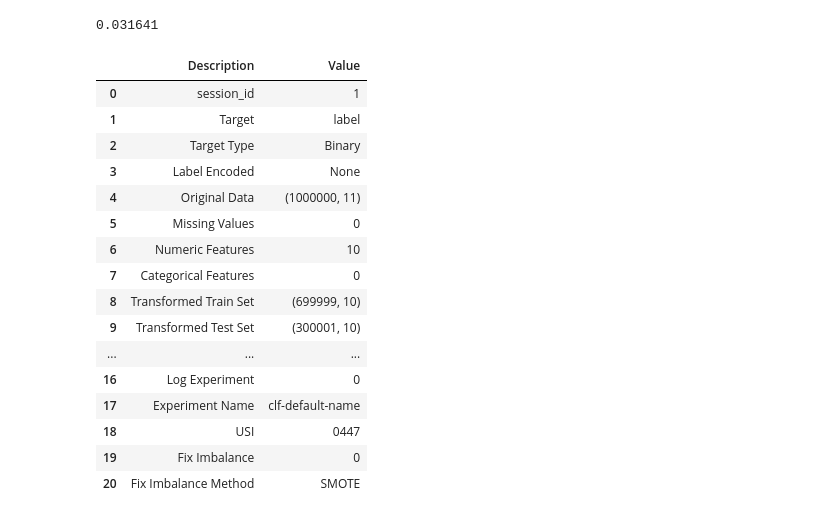
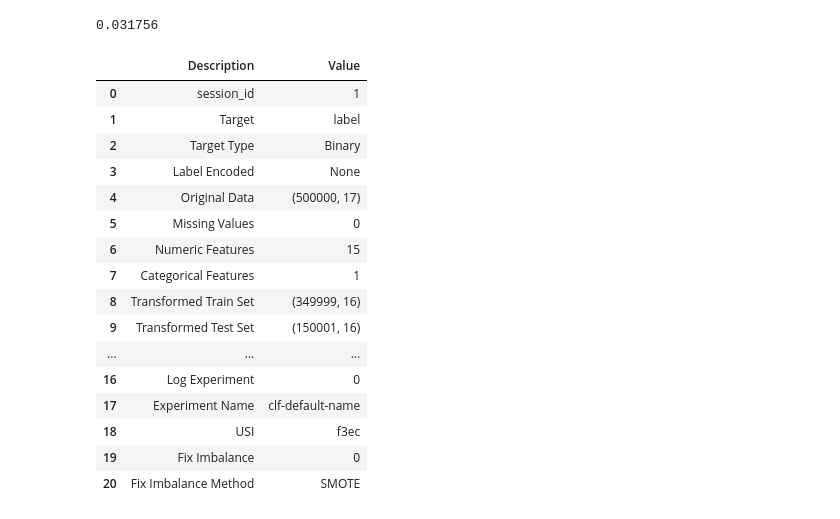
Before and after one commit to sekR4/classification-challenge, a Jupyter notebook: src/model_trials.ipynb, the cells around one changed output. Cells and saved outputs as stored; diff of their text form; code cells hidden in the pictures.

```diff
--- a/src/model_trials.ipynb
+++ b/src/model_trials.ipynb
@@ -6,39 +6,40 @@ from pycaret.classification import *
 seed = 1
 warnings.filterwarnings("ignore")
 # %%
-df_training = pd.read_parquet("training.parquet")
+df_training = pd.read_parquet("training_01.parquet")
 # %%
-df_training = df_training.sample(n=1_000_000, random_state=seed)
+df_training = df_training.sample(n=500_000, random_state=seed)
 df_training.label.mean()
 # %% [output]
-0.031641
+0.031756
 # %%
 setup_params = {
     "target": "label",
-    "numeric_features": list(df_training.columns[1:]),
+    "numeric_features": list(df_training.columns[1:-1]),
+    "categorical_features": ["within_budget"],
     "silent": True,
     "fold" : 3,
     "session_id": seed,
     "preprocess": False,
     "data": df_training
 }
 
 prep = setup(**setup_params)
 # %% [output]
 |  | Description | Value |
 | 0 | session_id | 1 |
 | 1 | Target | label |
 | 2 | Target Type | Binary |
 | 3 | Label Encoded | None |
-| 4 | Original Data | (1000000, 11) |
+| 4 | Original Data | (500000, 17) |
 | 5 | Missing Values | 0 |
-| 6 | Numeric Features | 10 |
-| 7 | Categorical Features | 0 |
-| 8 | Transformed Train Set | (699999, 10) |
-| 9 | Transformed Test Set | (300001, 10) |
+| 6 | Numeric Features | 15 |
+| 7 | Categorical Features | 1 |
+| 8 | Transformed Train Set | (349999, 16) |
+| 9 | Transformed Test Set | (150001, 16) |
 | ... | ... | ... |
 | 16 | Log Experiment | 0 |
 | 17 | Experiment Name | clf-default-name |
-| 18 | USI | 0447 |
+| 18 | USI | f3ec |
 | 19 | Fix Imbalance | 0 |
 | 20 | Fix Imbalance Method | SMOTE |
```
Also changed, not shown: parts of 5 cells of this notebook, 4 other files.
